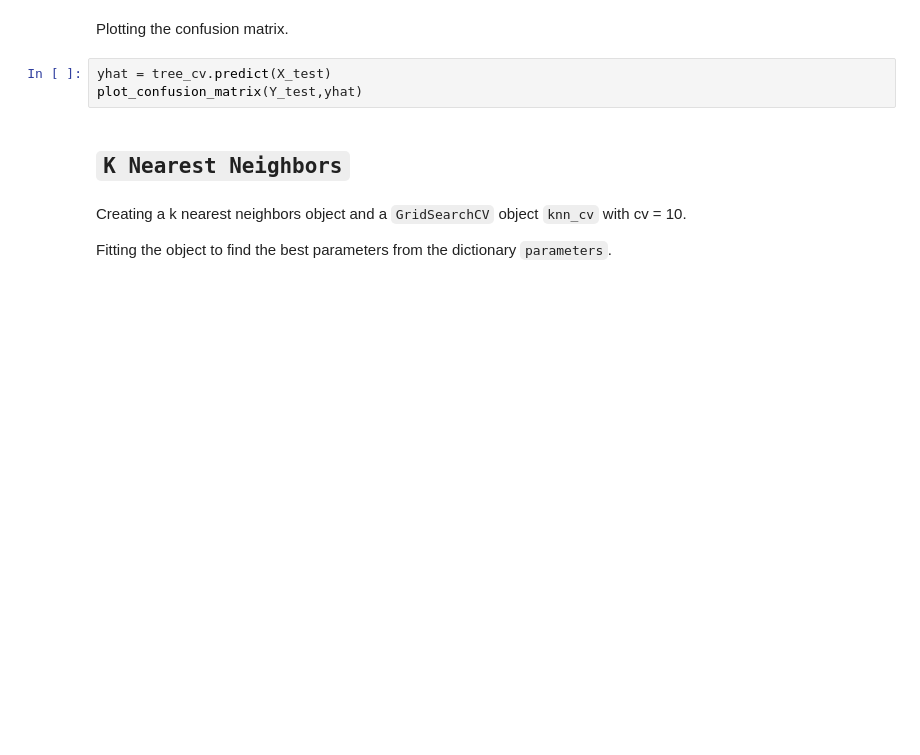
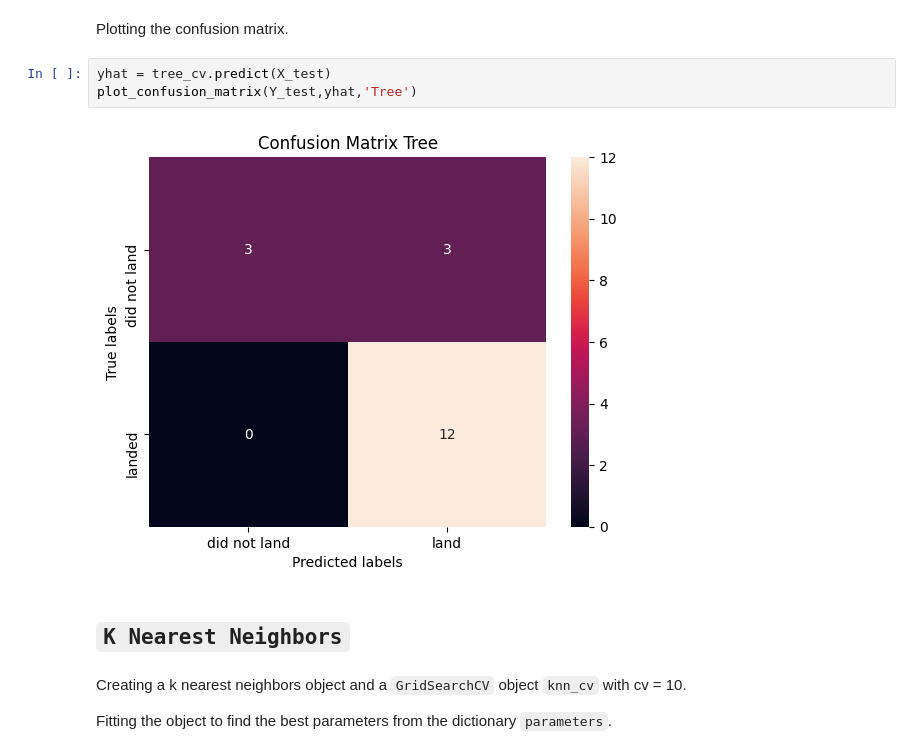
Before and after one commit to AlbertoGonzalezOlmos/data-science-methods, a Jupyter notebook: falcon9-Prediction.ipynb, the cells around one changed output. Cells and saved outputs as stored; diff of their text form; blank space fills up the shorter version.

```diff
--- a/falcon9-Prediction.ipynb
+++ b/falcon9-Prediction.ipynb
@@ -212,7 +257,9 @@ print("accuracy :",tree_cv.best_score_)
 Plotting the confusion matrix.
 # %%
 yhat = tree_cv.predict(X_test)
-plot_confusion_matrix(Y_test,yhat)
+plot_confusion_matrix(Y_test,yhat,'Tree')
+# %% [output]
+[figure, added]
 # %% [markdown]
 ## `K Nearest Neighbors`
 # %% [markdown]
```
Also changed, not shown: parts of 19 cells of this notebook, 1 other file.
